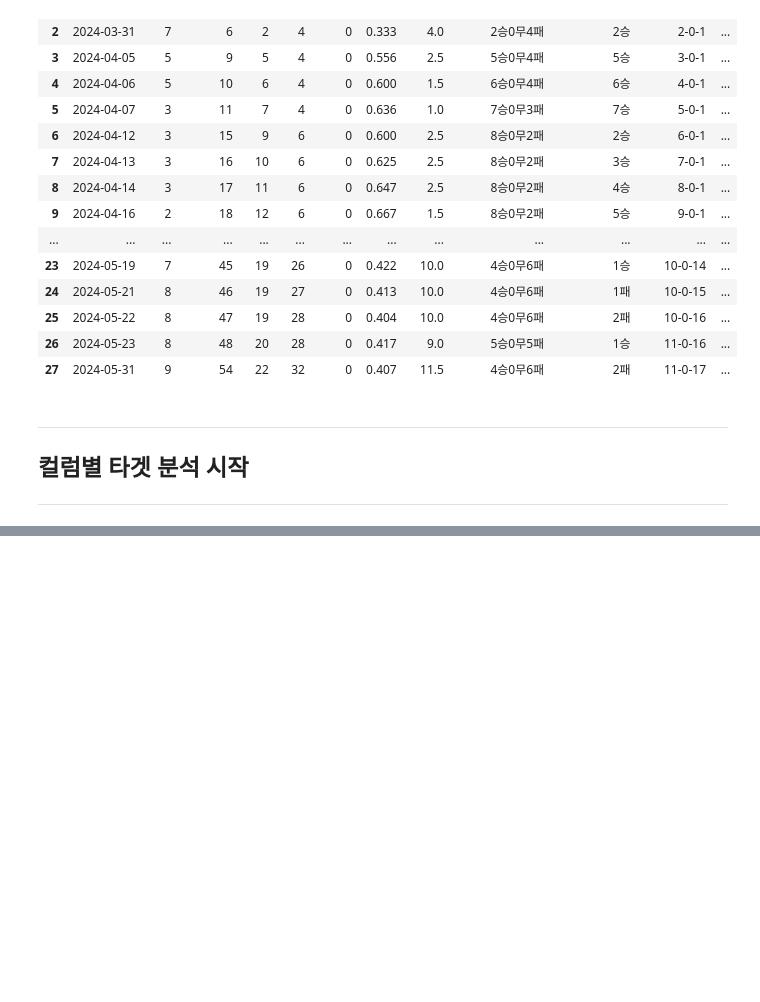
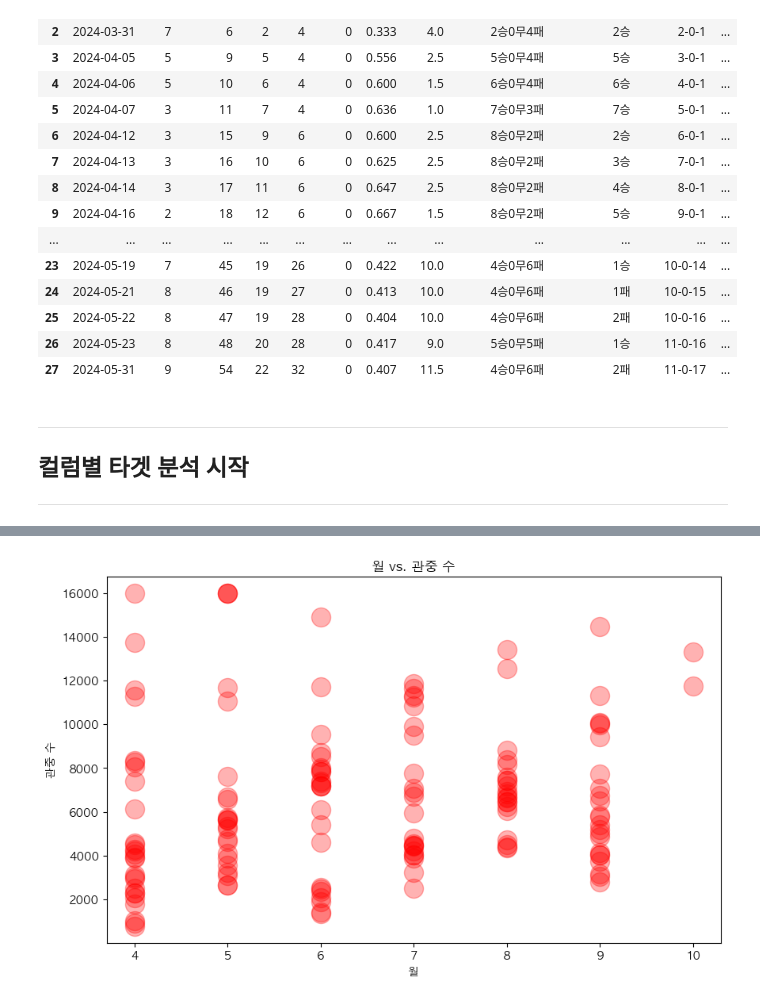
Before and after one commit to PythonProjectGroup02/KBC, a Jupyter notebook: Python/데이터분석/02_데이터 분석.ipynb, the cells around one changed output, grey strips where cells are left out. Drawn from its saved outputs; the diff is of its cells as text; code cells hidden in the pictures; blank space fills up the shorter version.

```diff
--- a/Python/데이터분석/02_데이터 분석.ipynb
+++ b/Python/데이터분석/02_데이터 분석.ipynb
@@ -236,4 +236,4 @@ kiwoom_2024
 ## 컬럼별 타겟 분석 시작
 ----
 # %%
-kiwoom_2022_2023[kiwoom_2022_2023['날짜'].dt.year == 2023]
+kiwoom_2022_2023['월'] = kiwoom_2022_2023['날짜'].dt.month
@@ -253,0 +242,19 @@ kiwoom_2022_2023[kiwoom_2022_2023['날짜'].dt.year == 2023]
+# %%
+fontKorea()
+
+# 월과 관중 수의 시각화
+plt.figure(figsize=(10, 6))
+plt.scatter(
+    kiwoom_2022_2023['월'],
+    kiwoom_2022_2023['관중 수'],
+    color='red',
+    s=300,
+    alpha=0.3
+    )
+
+plt.title('월 vs. 관중 수')
+plt.xlabel('월')
+plt.ylabel('관중 수')
+plt.show()
+# %% [output]
+[figure, added]
```
Also changed, not shown: parts of 58 cells of this notebook, 1 other file.
